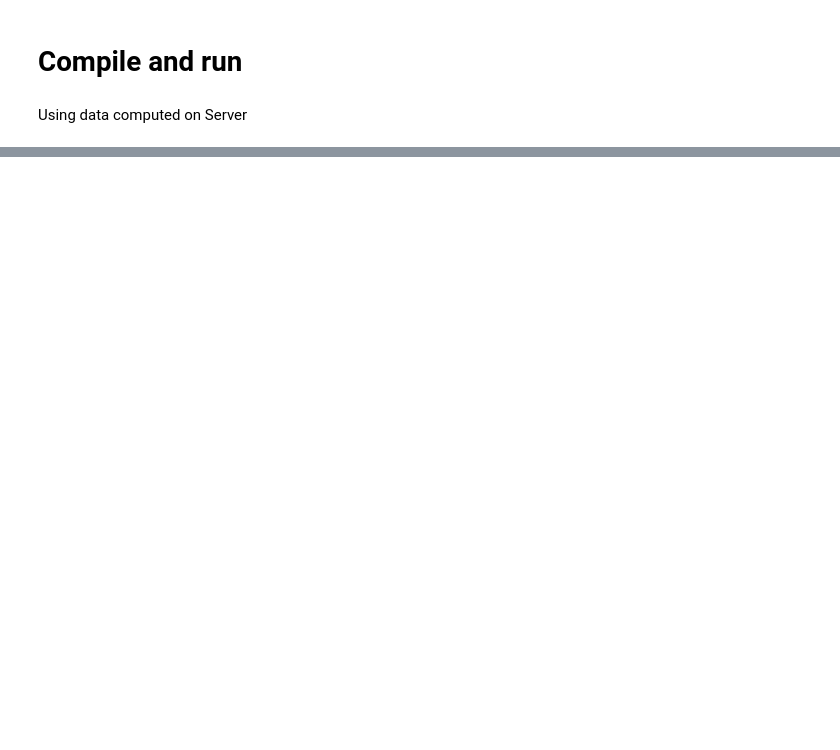
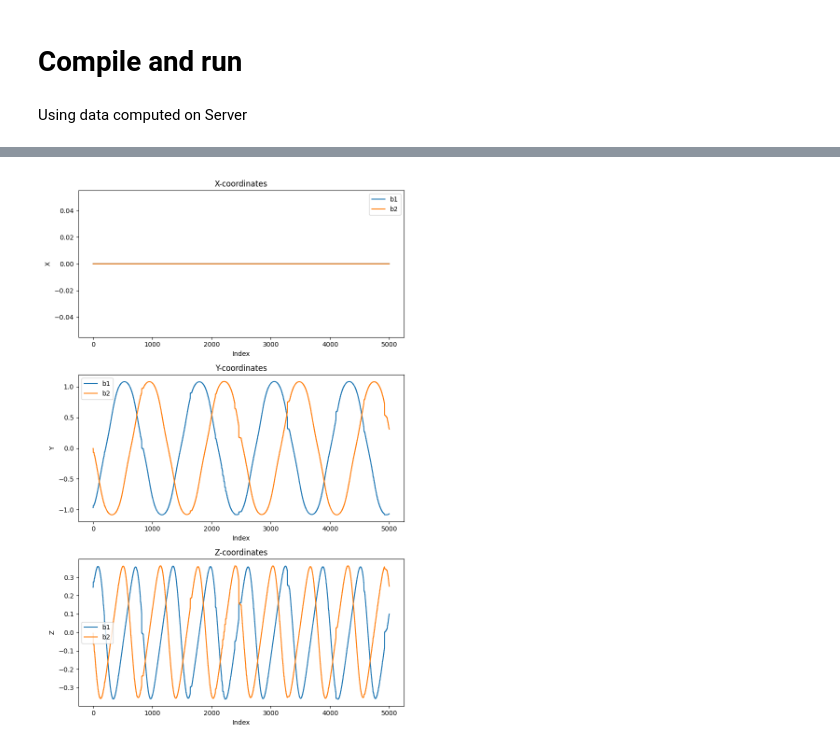
Before and after one commit to lele394/Fortran-N-Body-OpenMP-OpenACC, a Jupyter notebook: program/deviation.ipynb, the cells around one changed output, grey strips where cells are left out. Drawn from its saved outputs; the diff is of its cells as text; code cells hidden in the pictures; blank space fills up the shorter version.

```diff
--- a/program/deviation.ipynb
+++ b/program/deviation.ipynb
@@ -7,3 +5,94 @@ Using data computed on Server
+# %%
+import numpy as np
+import matplotlib.pyplot as plt
+
+def load_file(filename: str, nbline: int = 0, timestep: int = -1, param: list = []):
+    with open(filename, "rb") as file:
+        if timestep == -1:
+            # Read the first 3 integers of the file (metadata)
+            record_size = np.fromfile(file, dtype=np.int32, count=1)  # Skip record size marker
+            metadata = np.fromfile(file, dtype=np.int32, count=3)    # Read metadata
+            record_size = np.fromfile(file, dtype=np.int32, count=1)  # Skip end record marker
+            return metadata
+        else:
+            # Validate 'param'
+            if param is None or len(param) < 3:
+                raise ValueError("Parameter list 'param' must include [num_particles, num_timesteps, float_precision].")
+
+            num_particles, num_timesteps, float_precision = param
+            dtype = np.float32 if float_precision == 4 else np.float64
+            record_bytes = 4 + (num_particles * 3 * dtype().nbytes) + 4
+
+            # Skip records before the desired timestep
+            file.seek(4 + (record_bytes * timestep), 0)  # 4 bytes for record size + N records
+
+            # Read the data for the timestep
+            _ = np.fromfile(file, dtype=np.int32, count=1)  # Skip record size marker
+            data = np.fromfile(file, dtype=dtype, count=num_particles * 3)  # Read positions
+            _ = np.fromfile(file, dtype=np.int32, count=1)  # Skip end record marker
+
+            # Reshape data into (3, nbline) format (x, y, z)
+            data = data.reshape(3, nbline)
+            return data
+
+
+
+file = 'out_data/position.dat'
+param = load_file(file)
+
+xb1 = []
+yb1 = []
+zb1 = []
+xb2 = []
+yb2 = []
+zb2 = []
+
+
+for t in range(param[1]):
+    data = load_file(file, param[0], t, param)
+
+    xb1.append(data[0, 0])
+    yb1.append(data[1, 0])
+    zb1.append(data[2, 0])
+
+
+    xb2.append(data[0, 1])
+    yb2.append(data[1, 1])
+    zb2.append(data[2, 1])
+
+
+# Create a figure with 3 subplots (one for x, y, z)
+fig, axes = plt.subplots(3, 1, figsize=(8, 12))  # 3 rows, 1 column
+
+# Plot x-coordinates
+axes[0].plot(xb1, label="b1")
+axes[0].plot(xb2, label="b2")
+axes[0].set_title("X-coordinates")
+axes[0].set_xlabel("Index")
+axes[0].set_ylabel("X")
+axes[0].legend()
+
+# Plot y-coordinates
+axes[1].plot(yb1, label="b1")
+axes[1].plot(yb2, label="b2")
+axes[1].set_title("Y-coordinates")
+axes[1].set_xlabel("Index")
+axes[1].set_ylabel("Y")
+axes[1].legend()
+
+# Plot z-coordinates
+axes[2].plot(zb1, label="b1")
+axes[2].plot(zb2, label="b2")
+axes[2].set_title("Z-coordinates")
+axes[2].set_xlabel("Index")
+axes[2].set_ylabel("Z")
+axes[2].legend()
+
+# Adjust layout and display the plots
+plt.tight_layout()
+plt.show()
+# %% [output]
+[figure, added]
 # %%
 import numpy as np
 import matplotlib.pyplot as plt
```
Also changed, not shown: parts of 5 cells of this notebook, 13 other files.
